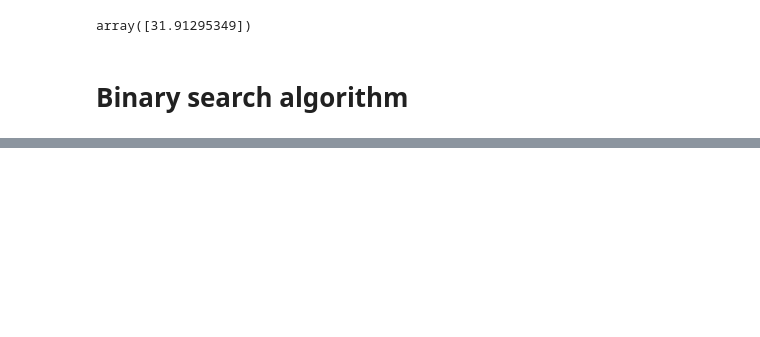
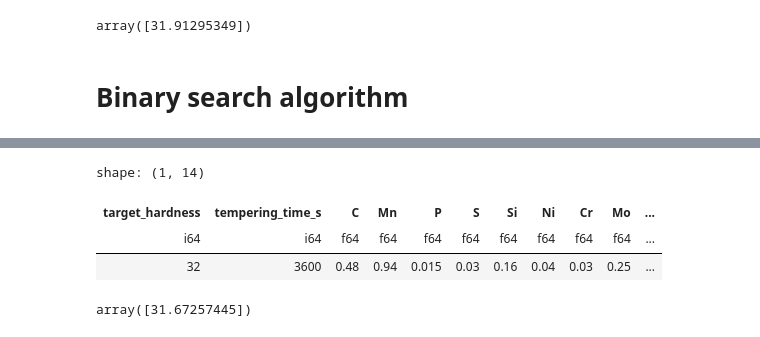
Before and after one commit to Nate-Sheibley/Mild-Steel-Tempering, a Jupyter notebook: Mild_Steel_Tempering-revised.ipynb, the cells around one changed output, grey strips where cells are left out. Cells and saved outputs as stored; diff of their text form; code cells hidden in the pictures; blank space fills up the shorter version.

```diff
--- a/Mild_Steel_Tempering-revised.ipynb
+++ b/Mild_Steel_Tempering-revised.ipynb
@@ -884,3 +908,20 @@ pred_single_val
 array([31.91295349])
 # %% [markdown]
 # Binary search algorithm
+# %%
+test_input = {'target_hardness':32,
+              'tempering_time_s':3600,
+              'C':0.48,
+              'Mn':0.94,
+              'P':0.015,
+              'S':0.03,
+              'Si':0.16,
+              'Ni':0.04,
+              'Cr':0.03,
+              'Mo':0.25,
+              'V':0.0,
+              'Al':0.0,
+              'Cu':0.0}
+# %%
+test_input['tempering_temperature_C'] = 600
+test_input
@@ -886,0 +943,12 @@ array([31.91295349])
+# %%
+pl.DataFrame(test_input)
+# %% [output]
+shape: (1, 14)
+| target_hardness | tempering_time_s | C | Mn | P | S | Si | Ni | Cr | Mo | ... |
+| i64 | i64 | f64 | f64 | f64 | f64 | f64 | f64 | f64 | f64 | ... |
+| 32 | 3600 | 0.48 | 0.94 | 0.015 | 0.03 | 0.16 | 0.04 | 0.03 | 0.25 | ... |
+# %%
+pred_single_val = pipe_gbr_fit.predict(pl.DataFrame(test_input))
+pred_single_val
+# %% [output]
+array([31.67257445])
```
Also changed, not shown: parts of 12 cells of this notebook.
